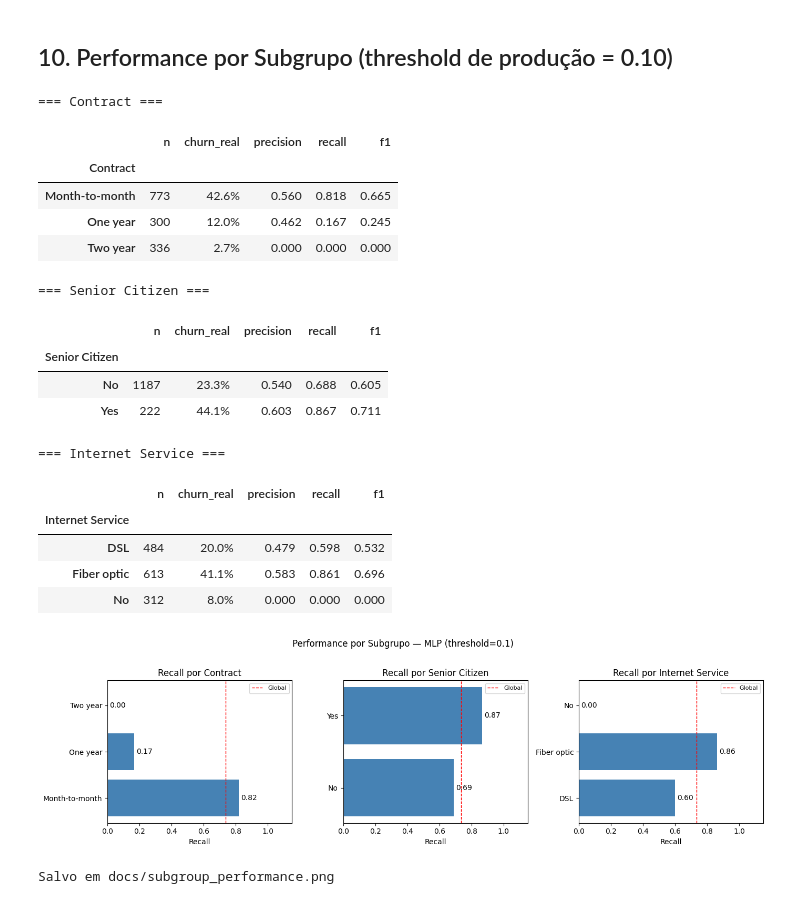
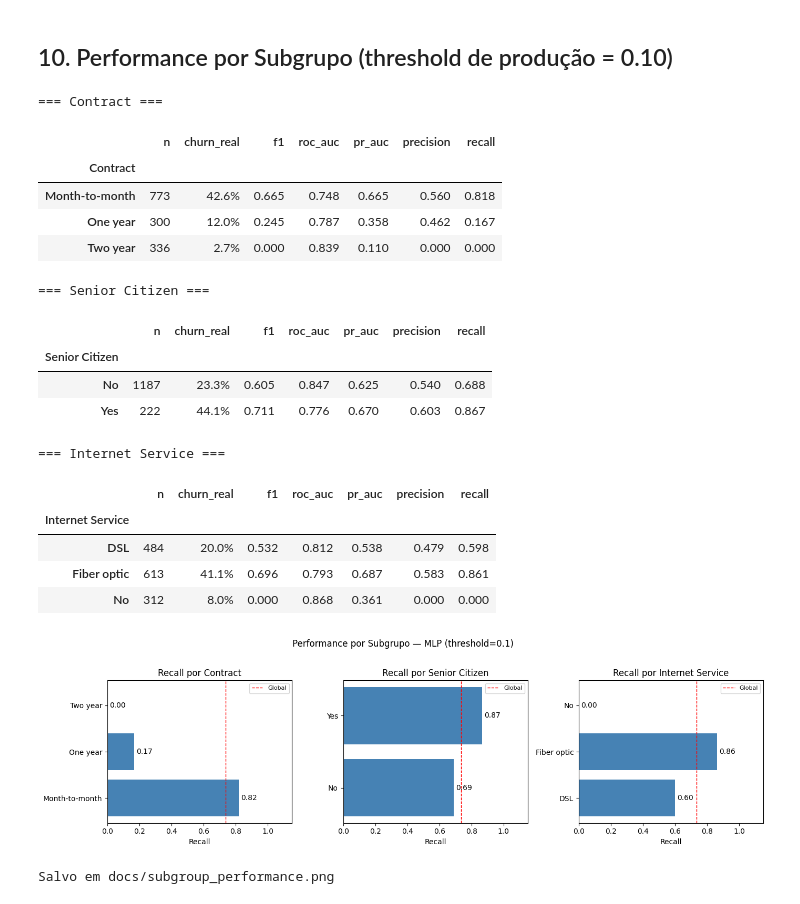
Before and after one commit to Fiap-TechChallenge118/tech-challenge-phase-01, a Jupyter notebook: notebooks/03_mlp_training.ipynb, the cells around one changed output. Cells and saved outputs as stored; diff of their text form; code cells hidden in the pictures.

```diff
--- a/notebooks/03_mlp_training.ipynb
+++ b/notebooks/03_mlp_training.ipynb
@@ -190,6 +192,7 @@ with mlflow.start_run(run_name='mlp-baseline') as run:
     metrics = {
         'f1':        f1_score(y_test, preds),
         'roc_auc':   roc_auc_score(y_test, probs),
+        'pr_auc':    average_precision_score(y_test, probs),
         'precision': precision_score(y_test, preds),
         'recall':    recall_score(y_test, preds),
     }
@@ -315,6 +325,7 @@ preds_prod = (probs >= PROD_THRESHOLD).astype(int)
 test_eval = X_test_raw.reset_index(drop=True).copy()
 test_eval['y_true'] = y_test
 test_eval['y_pred'] = preds_prod
+test_eval['y_prob'] = probs
 
 SUBGROUPS = ['Contract', 'Senior Citizen', 'Internet Service']
 
@@ -322,60 +333,62 @@ def subgroup_metrics(df, feature):
     rows = []
     for value in sorted(df[feature].unique()):
         mask = df[feature] == value
-        y_t = df.loc[mask, 'y_true']
-        y_p = df.loc[mask, 'y_pred']
-        n_total   = mask.sum()
-        n_churn   = int(y_t.sum())
+        y_t  = df.loc[mask, 'y_true']
+        y_p  = df.loc[mask, 'y_pred']
+        y_pr = df.loc[mask, 'y_prob']
         churn_rate = y_t.mean()
+        has_both_classes = len(y_t.unique()) == 2
         rows.append({
             feature:      value,
-            'n':          n_total,
+            'n':          int(mask.sum()),
             'churn_real': f'{churn_rate:.1%}',
+            'f1':         round(f1_score(y_t, y_p, zero_division=0), 3),
+            'roc_auc':    round(roc_auc_score(y_t, y_pr), 3) if has_both_classes else float('nan'),
+            'pr_auc':     round(average_precision_score(y_t, y_pr), 3) if has_both_classes else float('nan'),
             'precision':  round(precision_score(y_t, y_p, zero_division=0), 3),
             'recall':     round(recall_score(y_t, y_p, zero_division=0), 3),
-            'f1':         round(f1_score(y_t, y_p, zero_division=0), 3),
         })
     return pd.DataFrame(rows).set_index(feature)
 
 for feat in SUBGROUPS:
-    print(f'\n=== {feat} ===')
+    print()
+    print(f'=== {feat} ===')
     display(subgroup_metrics(test_eval, feat))
 
-# Gráfico de recall por subgrupo
 fig, axes = plt.subplots(1, len(SUBGROUPS), figsize=(14, 4))
 for ax, feat in zip(axes, SUBGROUPS):
     df_sg = subgroup_metrics(test_eval, feat).reset_index()
     bars = ax.barh(df_sg[feat].astype(str), df_sg['recall'], color='steelblue')
     ax.bar_label(bars, fmt='%.2f', padding=3)
     ax.set_xlim(0, 1.15)
     ax.set_xlabel('Recall')
     ax.set_title(f'Recall por {feat}')
     ax.axvline(recall_score(test_eval['y_true'], test_eval['y_pred'], zero_division=0),
                color='red', linestyle='--', linewidth=1, label='Global')
     ax.legend(fontsize=8)
 
 plt.suptitle(f'Performance por Subgrupo — MLP (threshold={PROD_THRESHOLD})', y=1.02)
 plt.tight_layout()
 plt.savefig('../docs/subgroup_performance.png', dpi=100, bbox_inches='tight')
 plt.show()
 print('Salvo em docs/subgroup_performance.png')
 # %% [output]
 === Contract ===
-|  | n | churn_real | precision | recall | f1 |
-| Contract |  |  |  |  |  |
-| Month-to-month | 773 | 42.6% | 0.560 | 0.818 | 0.665 |
-| One year | 300 | 12.0% | 0.462 | 0.167 | 0.245 |
-| Two year | 336 | 2.7% | 0.000 | 0.000 | 0.000 |
+|  | n | churn_real | f1 | roc_auc | pr_auc | precision | recall |
+| Contract |  |  |  |  |  |  |  |
+| Month-to-month | 773 | 42.6% | 0.665 | 0.748 | 0.665 | 0.560 | 0.818 |
+| One year | 300 | 12.0% | 0.245 | 0.787 | 0.358 | 0.462 | 0.167 |
+| Two year | 336 | 2.7% | 0.000 | 0.839 | 0.110 | 0.000 | 0.000 |
 === Senior Citizen ===
-|  | n | churn_real | precision | recall | f1 |
-| Senior Citizen |  |  |  |  |  |
-| No | 1187 | 23.3% | 0.540 | 0.688 | 0.605 |
-| Yes | 222 | 44.1% | 0.603 | 0.867 | 0.711 |
+|  | n | churn_real | f1 | roc_auc | pr_auc | precision | recall |
+| Senior Citizen |  |  |  |  |  |  |  |
+| No | 1187 | 23.3% | 0.605 | 0.847 | 0.625 | 0.540 | 0.688 |
+| Yes | 222 | 44.1% | 0.711 | 0.776 | 0.670 | 0.603 | 0.867 |
 === Internet Service ===
-|  | n | churn_real | precision | recall | f1 |
-| Internet Service |  |  |  |  |  |
-| DSL | 484 | 20.0% | 0.479 | 0.598 | 0.532 |
-| Fiber optic | 613 | 41.1% | 0.583 | 0.861 | 0.696 |
-| No | 312 | 8.0% | 0.000 | 0.000 | 0.000 |
+|  | n | churn_real | f1 | roc_auc | pr_auc | precision | recall |
+| Internet Service |  |  |  |  |  |  |  |
+| DSL | 484 | 20.0% | 0.532 | 0.812 | 0.538 | 0.479 | 0.598 |
+| Fiber optic | 613 | 41.1% | 0.696 | 0.793 | 0.687 | 0.583 | 0.861 |
+| No | 312 | 8.0% | 0.000 | 0.868 | 0.361 | 0.000 | 0.000 |
 [figure]
 Salvo em docs/subgroup_performance.png
```
Also changed, not shown: parts of 4 cells of this notebook, 2 other files.
